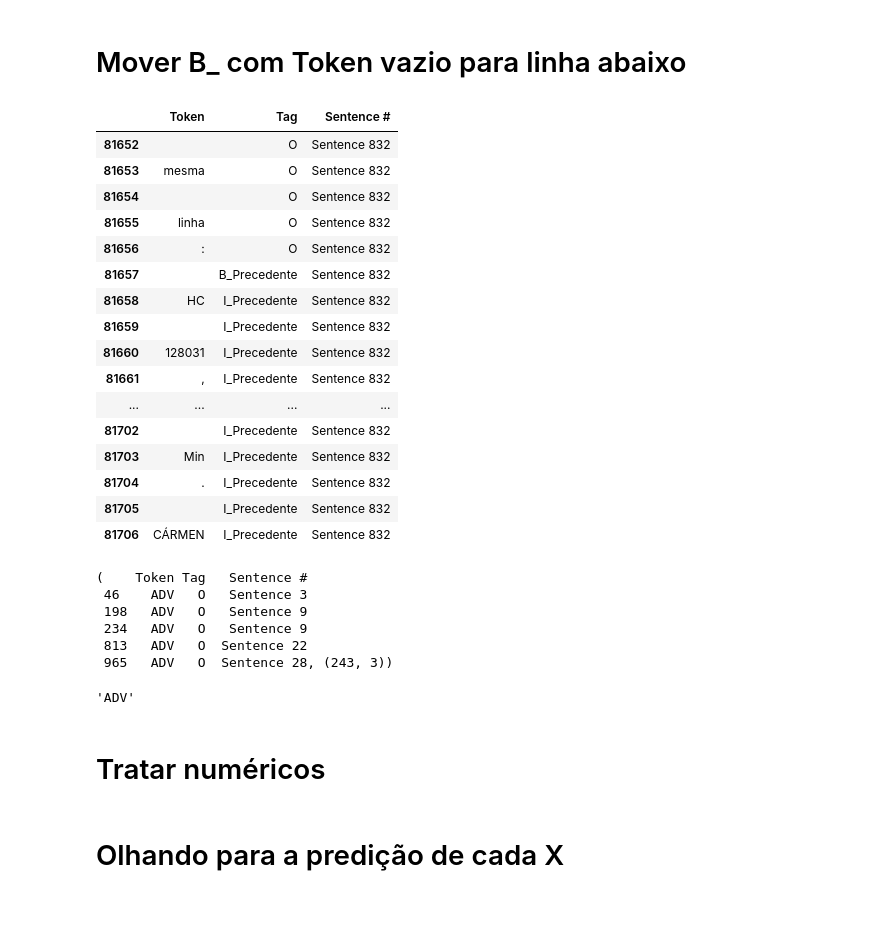
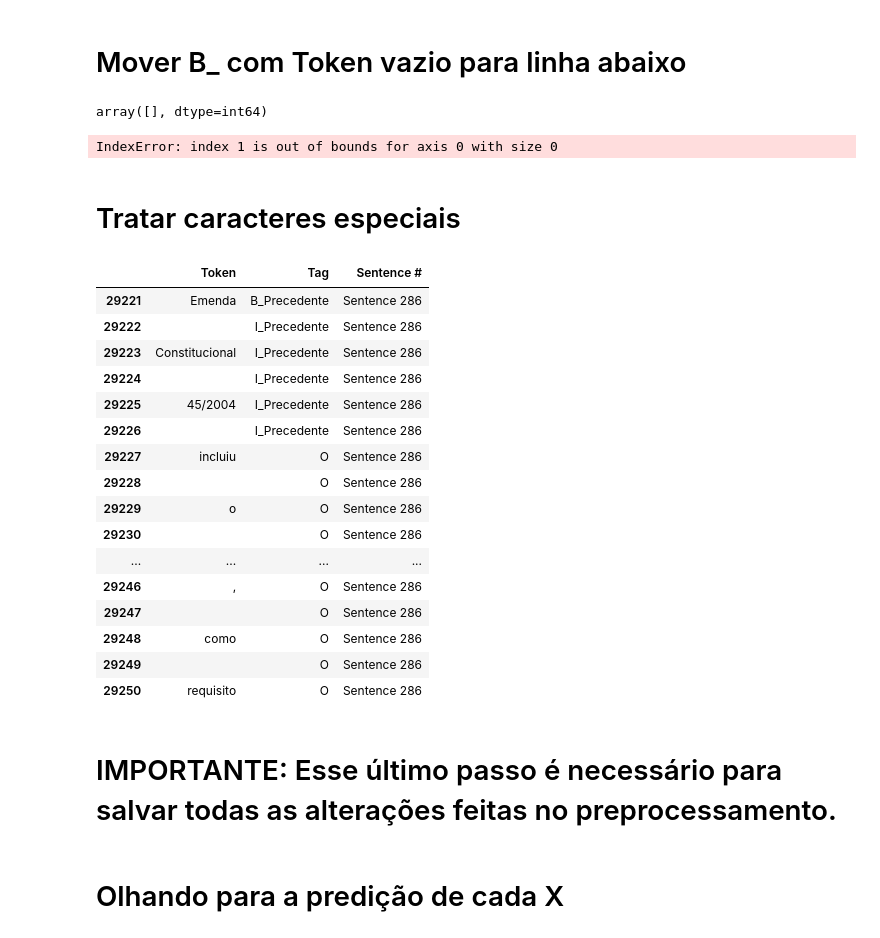
Before and after one commit to felipeasilva1/doccano, a Jupyter notebook: ncdj-tools/export_utility/01 - Processamento.ipynb, the cells around one changed output. Saved outputs shown, nothing was run; the diff lists cells and outputs as text; code cells hidden in the pictures; blank space fills up the shorter version.

```diff
--- a/ncdj-tools/export_utility/01 - Processamento.ipynb
+++ b/ncdj-tools/export_utility/01 - Processamento.ipynb
@@ -88,4 +95,5 @@ for all_files in all_filenames:
 
 combined_csv = pd.concat(frames).reset_index(drop=True)
 combined_csv.to_csv("combined_csv.csv",index=False,encoding='utf-8') # Cria um arquivo com todas as anotações.
+combined_csv['Token'] = combined_csv['Token'].astype('str')
 # %%
@@ -217,0 +244,3 @@ combined_csv.tail(10)
+# %%
+for i in combined_csv[combined_csv.Token.str.len()>1].index.values:
+    combined_csv.iloc[i].Token.replace(regex=True,inplace=True,to_replace=r'\D',value=r'')
@@ -222,48 +276,41 @@ combined_csv.tail(10)
 # o anotador começou a marcação de um espaço vazio gerando a inconsistância.
 
 begins = combined_csv[(combined_csv['Token']==' ') & (combined_csv['Tag'].str.startswith('B_'))].index.values
+# %%
+combined_csv[(combined_csv['Token']==' ') & (combined_csv['Tag'].str.startswith('B_'))].index.values
+# %% [output]
+array([], dtype=int64)
 # %%
-i = 3
-combined_csv[begins[i]-5:begins[i]+50]
+i = 1
+combined_csv[begins[i]-5:begins[i]+20]
 # %% [output]
-|  | Token | Tag | Sentence # |
-| 81652 |  | O | Sentence 832 |
-| 81653 | mesma | O | Sentence 832 |
-| 81654 |  | O | Sentence 832 |
-| 81655 | linha | O | Sentence 832 |
-| 81656 | : | O | Sentence 832 |
-| 81657 |  | B_Precedente | Sentence 832 |
-| 81658 | HC | I_Precedente | Sentence 832 |
-| 81659 |  | I_Precedente | Sentence 832 |
-| 81660 | 128031 | I_Precedente | Sentence 832 |
-| 81661 | , | I_Precedente | Sentence 832 |
-| ... | ... | ... | ... |
-| 81702 |  | I_Precedente | Sentence 832 |
-| 81703 | Min | I_Precedente | Sentence 832 |
-| 81704 | . | I_Precedente | Sentence 832 |
-| 81705 |  | I_Precedente | Sentence 832 |
-| 81706 | CÁRMEN | I_Precedente | Sentence 832 |
+IndexError: index 1 is out of bounds for axis 0 with size 0
-# %%
-# Tokens que terminan com 'adv'
-adv = combined_csv[combined_csv.Token.str.endswith('ADV')]#.reset_index(drop=True)
-adv.head(), adv.shape
-# %% [output]
-(    Token Tag   Sentence #
- 46    ADV   O   Sentence 3
- 198   ADV   O   Sentence 9
- 234   ADV   O   Sentence 9
- 813   ADV   O  Sentence 22
- 965   ADV   O  Sentence 28, (243, 3))
-# %%
-# Desconfiança que o nome do advogado está agregado à palavra 'adv'
-
-adv[adv.Token.str.len() >3]
-adv_pos = adv[adv.Token.str.len() >3].index.values
-combined_csv.iloc[adv_pos[0]-3:adv_pos[0]+3] # Olhando para as linhas anteriores e posteriores o acontecimento.
-combined_csv.iloc[adv_pos[0]].Token[-3:] #Separando a parte 'adv'
-# %% [output]
-'ADV'
 # %% [markdown]
-# Tratar numéricos
+# Tratar caracteres especiais
+# %%
+# Tokens que começam com '§'
+pos_dig = combined_csv[(combined_csv.Token.str.startswith('§')) & (combined_csv.Tag.str.startswith('B_','I_'))].index
+k = 0
+combined_csv[pos_dig[k]-10:pos_dig[k]+20]
+# %% [output]
+|  | Token | Tag | Sentence # |
+| 29221 | Emenda | B_Precedente | Sentence 286 |
+| 29222 |  | I_Precedente | Sentence 286 |
+| 29223 | Constitucional | I_Precedente | Sentence 286 |
+| 29224 |  | I_Precedente | Sentence 286 |
+| 29225 | 45/2004 | I_Precedente | Sentence 286 |
+| 29226 |  | I_Precedente | Sentence 286 |
+| 29227 | incluiu | O | Sentence 286 |
+| 29228 |  | O | Sentence 286 |
+| 29229 | o | O | Sentence 286 |
+| 29230 |  | O | Sentence 286 |
+| ... | ... | ... | ... |
+| 29246 | , | O | Sentence 286 |
+| 29247 |  | O | Sentence 286 |
+| 29248 | como | O | Sentence 286 |
+| 29249 |  | O | Sentence 286 |
+| 29250 | requisito | O | Sentence 286 |
+# %% [markdown]
+# IMPORTANTE: Esse último passo é necessário para salvar todas as alterações feitas no preprocessamento.
 # %%
 # Salvando o processamento feito nos dados
```
Also changed, not shown: parts of 43 cells of this notebook, 4 other files.
